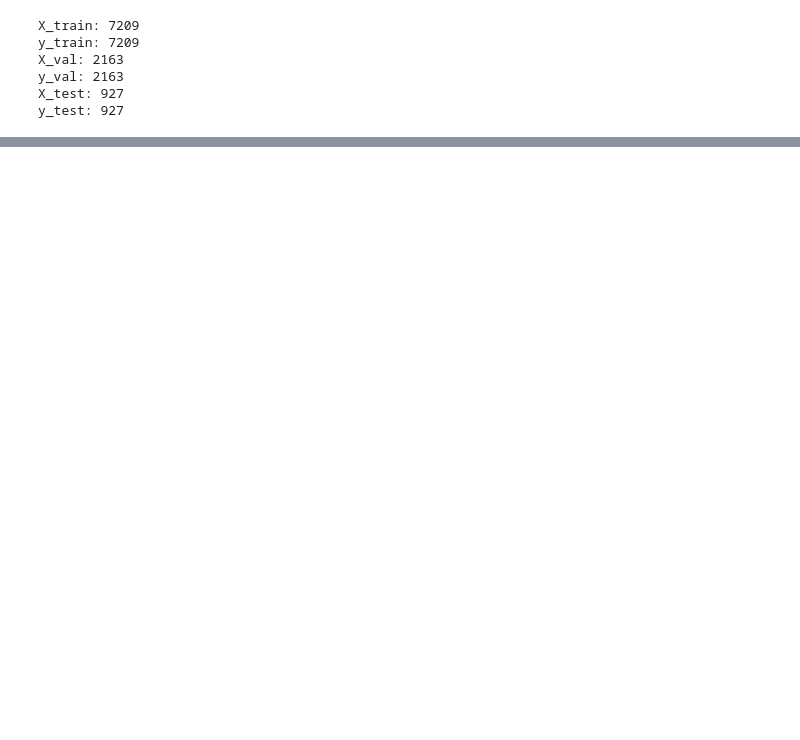
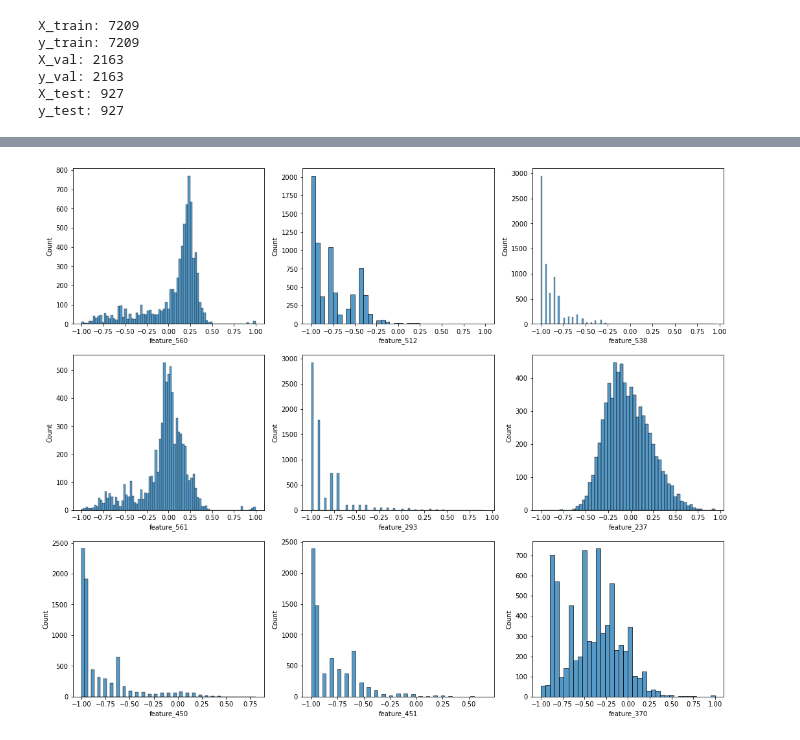
Before and after one commit to Szymon-Gut/Introduction-to-Machine-Learning, a Jupyter notebook: project1/project1.ipynb, the cells around one changed output, grey strips where cells are left out. Drawn from its saved outputs; the diff is of its cells as text; code cells hidden in the pictures; blank space fills up the shorter version.

```diff
--- a/project1/project1.ipynb
+++ b/project1/project1.ipynb
@@ -427,0 +106,6 @@ f1:  0.6606518360454083
+# %%
+fig, axes = plt.subplots(3, 3, figsize=(18, 15))
+for i in range(len(selected_features)):
+    sns.histplot(ax=axes[i // 3, i % 3], data=X_train, x=selected_features[i])
+# %% [output]
+[figure, added]
```
Also changed, not shown: parts of 60 cells of this notebook.
